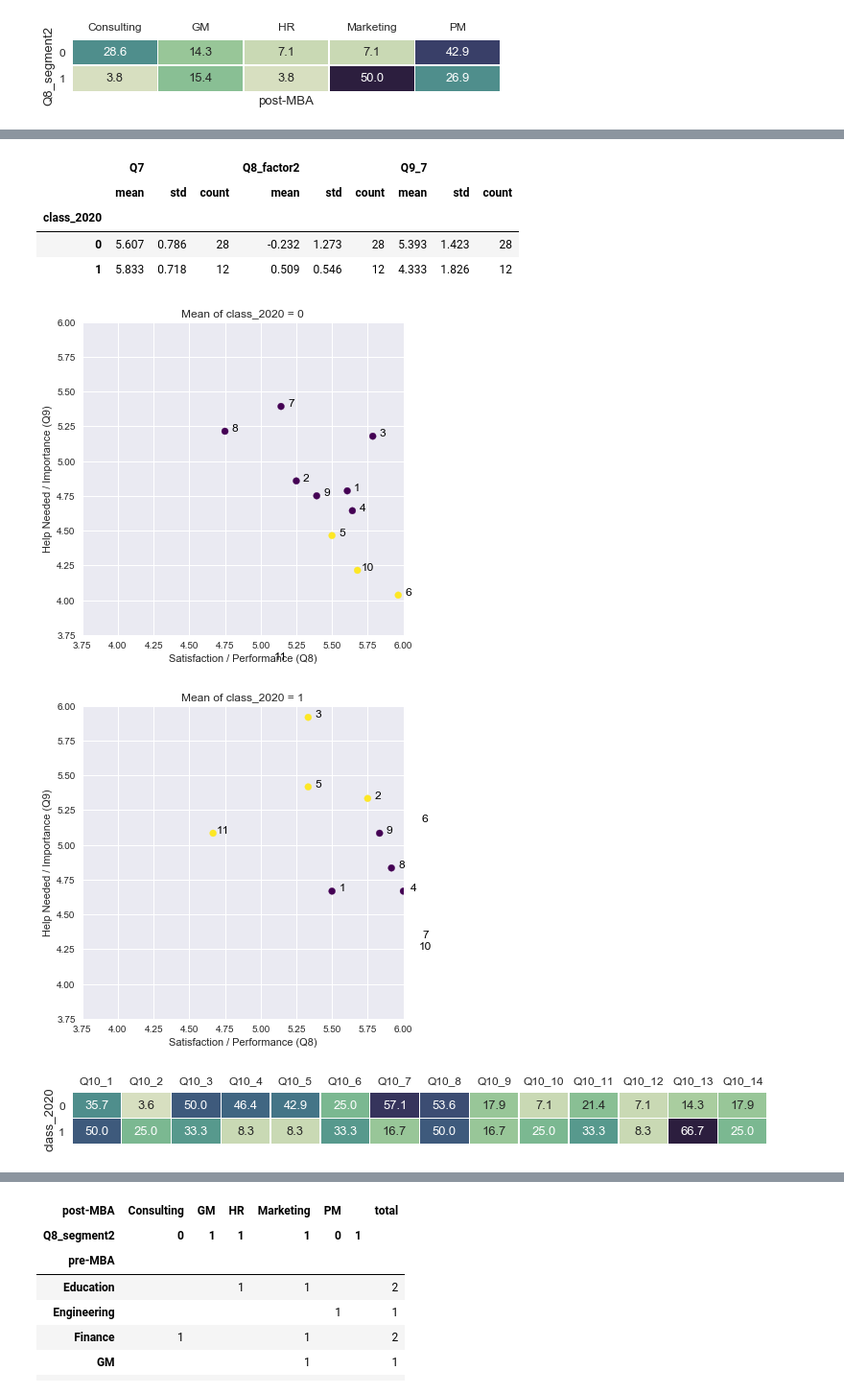
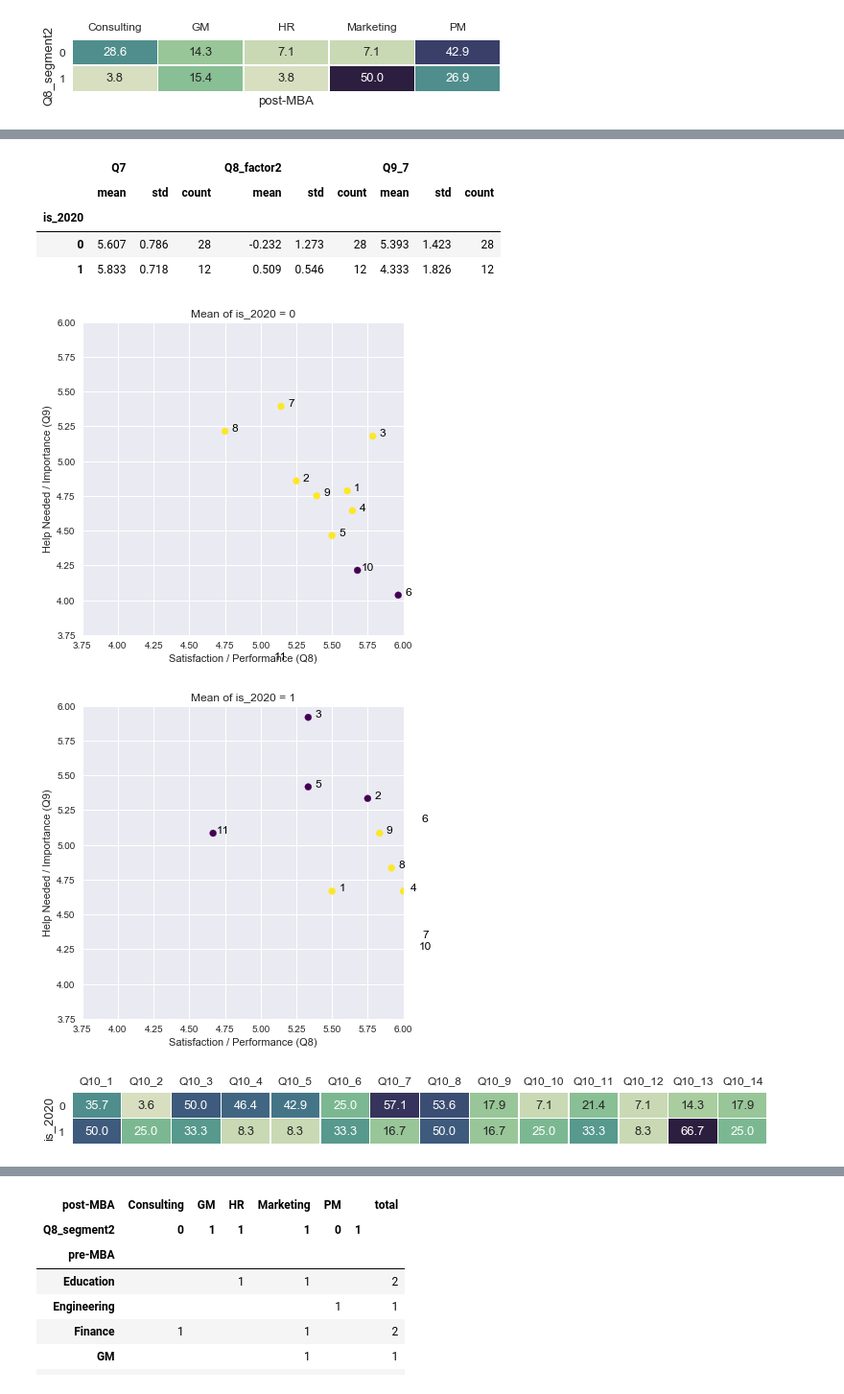
Before and after one commit to kl884/COVID-19-Test-Positive-Rate, a Jupyter notebook: SPMI (not related to COVID-19)/SPMI Survey.ipynb, the cells around one changed output, grey strips where cells are left out. Shown at 96% size. Cells and saved outputs as stored; diff of their text form; code cells hidden in the pictures.

```diff
--- a/SPMI (not related to COVID-19)/SPMI Survey.ipynb
+++ b/SPMI (not related to COVID-19)/SPMI Survey.ipynb
@@ -584,7 +576,7 @@ if df['Progress'].min() < 100:
 
 # Remove unnecessary or confidential info
 duration_sec= df['Duration__in_seconds_'].copy()
-df= df.iloc[:, df.columns.get_loc('reward'):df.columns.get_loc('Q26')+1]
+df= df.iloc[:, df.columns.get_loc('Q2'):df.columns.get_loc('Q26')+1]
 df['duration_min']= duration_sec/60
 
 # Rename the demographics
@@ -1056,7 +1047,7 @@ groupby_pct(Q12, segment= Q8_cluster2['Q8_segment2'], figsize= (14,1))
 # Analysis by Graduation Year
 # %%
 # Create a dummy variable for class of 2020 (graduating class)
-df['class_2020']= (df['class'] == '2020').astype(int)
+df['is_2020']= (df['class'] == '2020').astype(int)
 # %%
 # Fisher's exact test with Q8_segment2
 # Use Fisher's test here because the sample size is small
@@ -1415,26 +1406,26 @@ mean of Q9_11 when (class_2020 = 1): 5.083, N: 12
 p-value of the difference: 0.008
 # %%
 # Case summary for the variables with significant difference
-SPMI[['Q7', 'Q8_factor2', 'Q9_7']].groupby(SPMI['class_2020']).agg(['mean', 'std', 'count']).round(3)
+SPMI[['Q7', 'Q8_factor2', 'Q9_7']].groupby(SPMI['is_2020']).agg(['mean', 'std', 'count']).round(3)
 # %% [output]
 |  | Q7 |  |  | Q8_factor2 |  |  | Q9_7 |  |  |
 |  | mean | std | count | mean | std | count | mean | std | count |
-| class_2020 |  |  |  |  |  |  |  |  |  |
+| is_2020 |  |  |  |  |  |  |  |  |  |
 | 0 | 5.607 | 0.786 | 28 | -0.232 | 1.273 | 28 | 5.393 | 1.423 | 28 |
 | 1 | 5.833 | 0.718 | 12 | 0.509 | 0.546 | 12 | 4.333 | 1.826 | 12 |
 # %%
 # Plot performance (Q8) vs. importance (Q9) for 11 items
 Q8_SPMI= SPMI[Q8.columns.values]
 Q9_SPMI= SPMI[Q9.columns.values]
-cross_analysis_1d(Q8_SPMI, Q9_SPMI, segment= SPMI['class_2020'], n_cluster= 2,
+cross_analysis_1d(Q8_SPMI, Q9_SPMI, segment= SPMI['is_2020'], n_cluster= 2,
                   classification= 'KMeans', lim= (3.75, 6))
 # %% [output]
-[figure, old version]
+[figure, new version]
-[figure, old version]
+[figure, new version]
 # %%
 # Q10 proportion by class in SPMI
-groupby_pct(SPMI[Q10.columns.values], segment= SPMI['class_2020'], figsize= (13,1))
+groupby_pct(SPMI[Q10.columns.values], segment= SPMI['is_2020'], figsize= (13,1))
 # %% [output]
-[figure, old version]
+[figure, new version]
 # %%
 # Q12 proportion by class in SPMI
```
Also changed, not shown: parts of 33 cells of this notebook, 1 other file.
